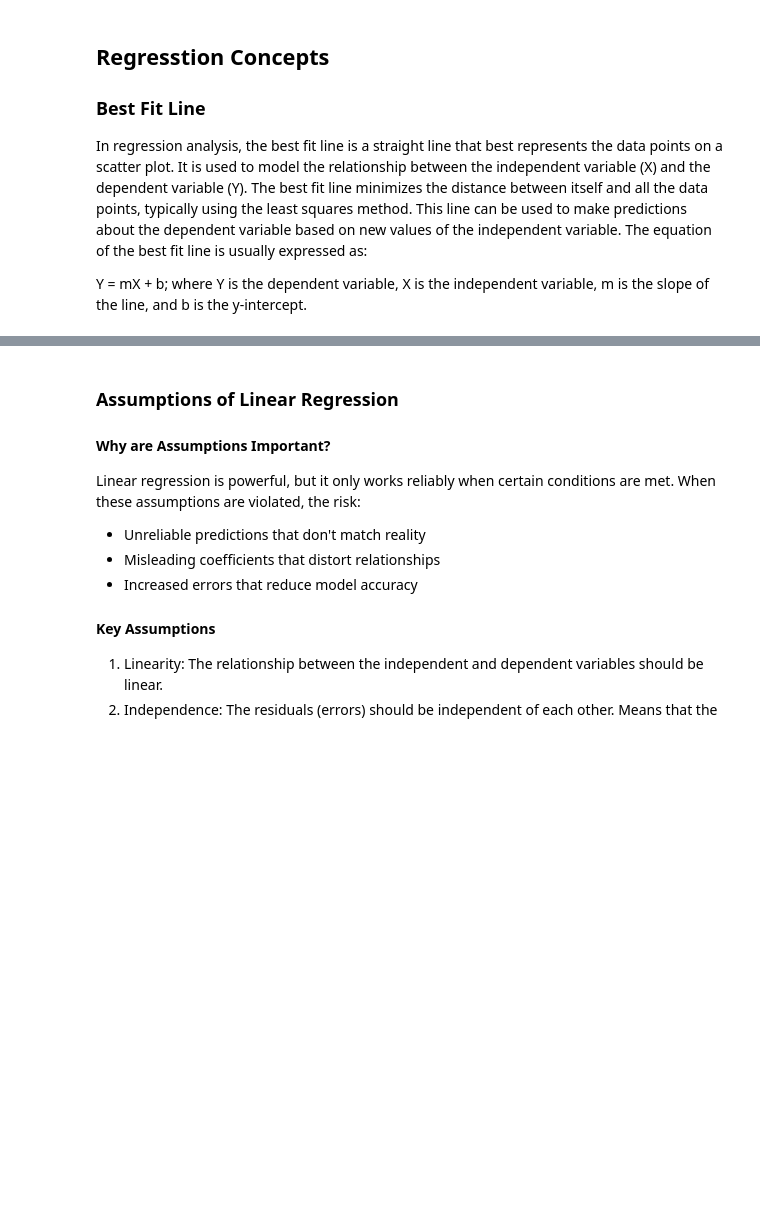
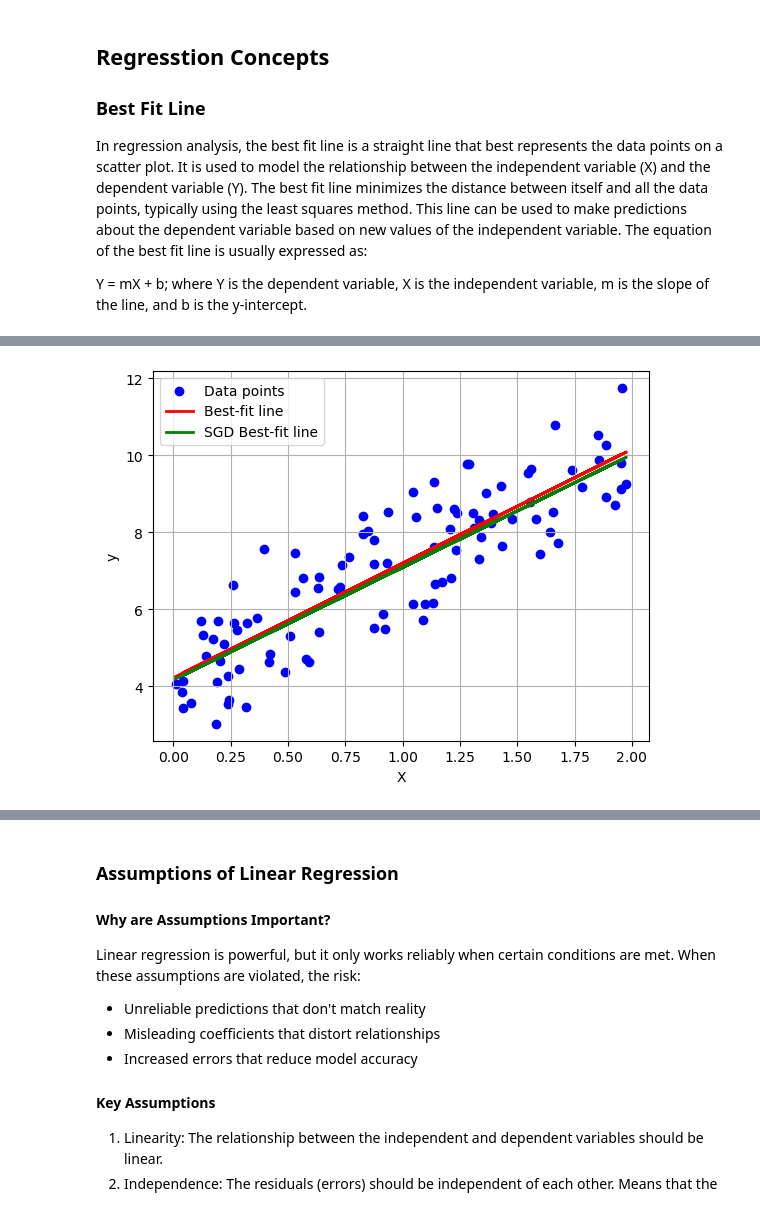
Before and after one commit to himadree-chaudhury/AI-ML-Foundation, a Jupyter notebook: Getting Started with ML/module_10.ipynb, the cells around one changed output, grey strips where cells are left out. Cells and saved outputs as stored; diff of their text form; code cells hidden in the pictures; blank space fills up the shorter version.

```diff
--- a/Getting Started with ML/module_10.ipynb
+++ b/Getting Started with ML/module_10.ipynb
@@ -13,0 +68,11 @@ where Y is the dependent variable, X is the independent variable, m is the slope
+# %%
+from sklearn.linear_model import SGDRegressor
+
+sgd_model = SGDRegressor(max_iter=1000, learning_rate='invscaling', eta0=0.1,random_state=42)       # max_iter tells how many iterations we want to do, eta0 is the initial learning rate, learning_rate is the schedule for updating the learning rate; 'invscaling' means the learning rate decreases over time
+sgd_model.fit(X, y.ravel())        # ravel() is used to convert y from 2D array to 1D array as SGDRegressor expects 1D array for target variable
+print("SGD Coefficient (slope):", sgd_model.coef_[0])
+print("SGD Intercept:", sgd_model.intercept_[0])
+
+# Predicting new values using SGD model
+y_sgd_predict = sgd_model.predict(X_new)
+print("SGD Predictions for new values:", y_sgd_predict)
@@ -14 +86,12 @@ where Y is the dependent variable, X is the independent variable, m is the slope
+# %%
+plt.scatter(X, y, color='blue', label='Data points')        # scatter plot of the data points
+plt.plot(X, model.predict(X), color='red', linewidth=2, label='Best-fit line')          # plot the regression line(best-fit line) from Linear Regression
+plt.plot(X, sgd_model.predict(X), color='green', linewidth=2, label='SGD Best-fit line')          # plot the regression line(best-fit line) from SGD
+plt.xlabel('X')
+plt.ylabel('y')
+plt.legend()
+plt.grid(True)
+plt.show()
+# %% [output]
+[figure, added]
 # %% [markdown]
```
Also changed, not shown: parts of 16 cells of this notebook, 8 other files.
